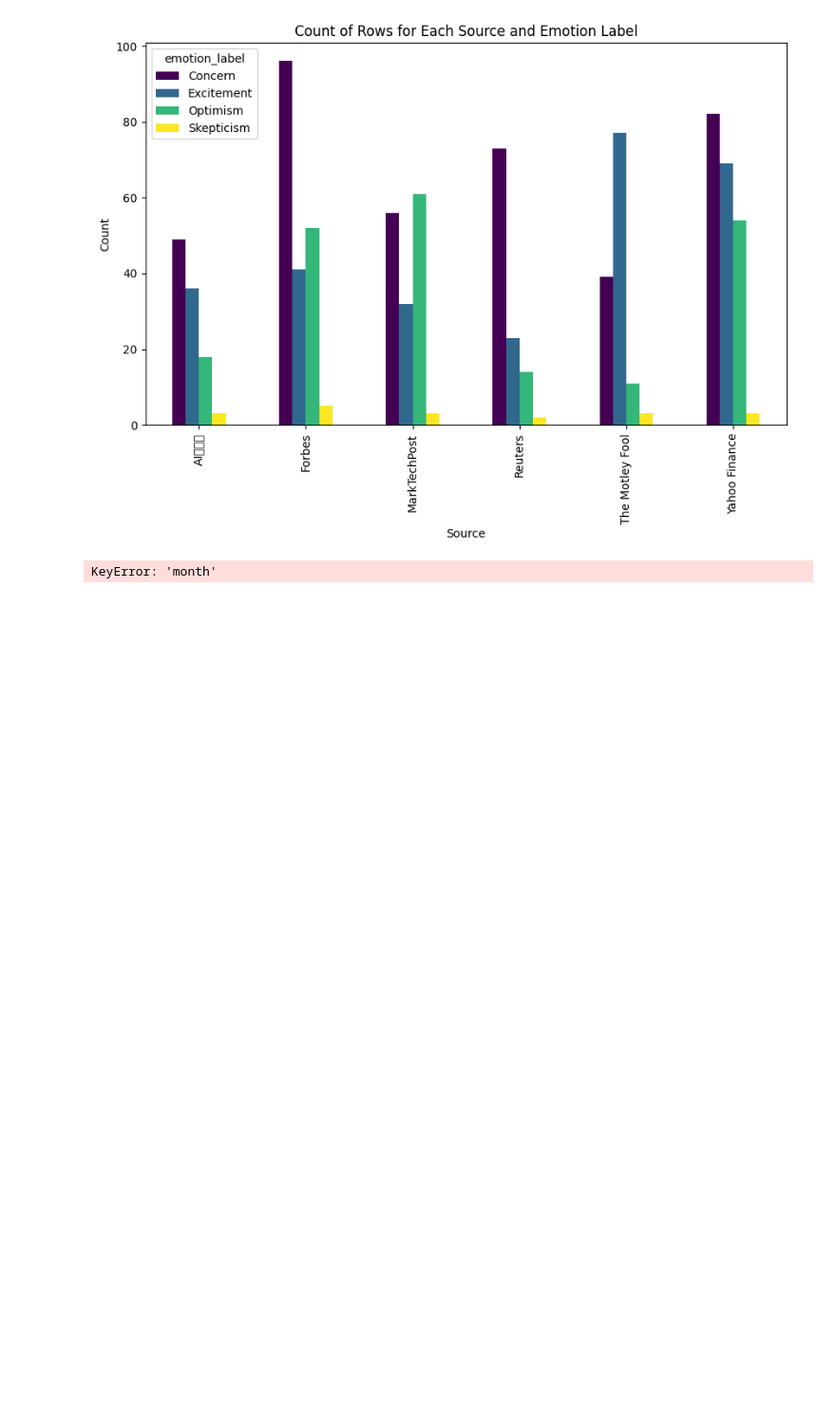
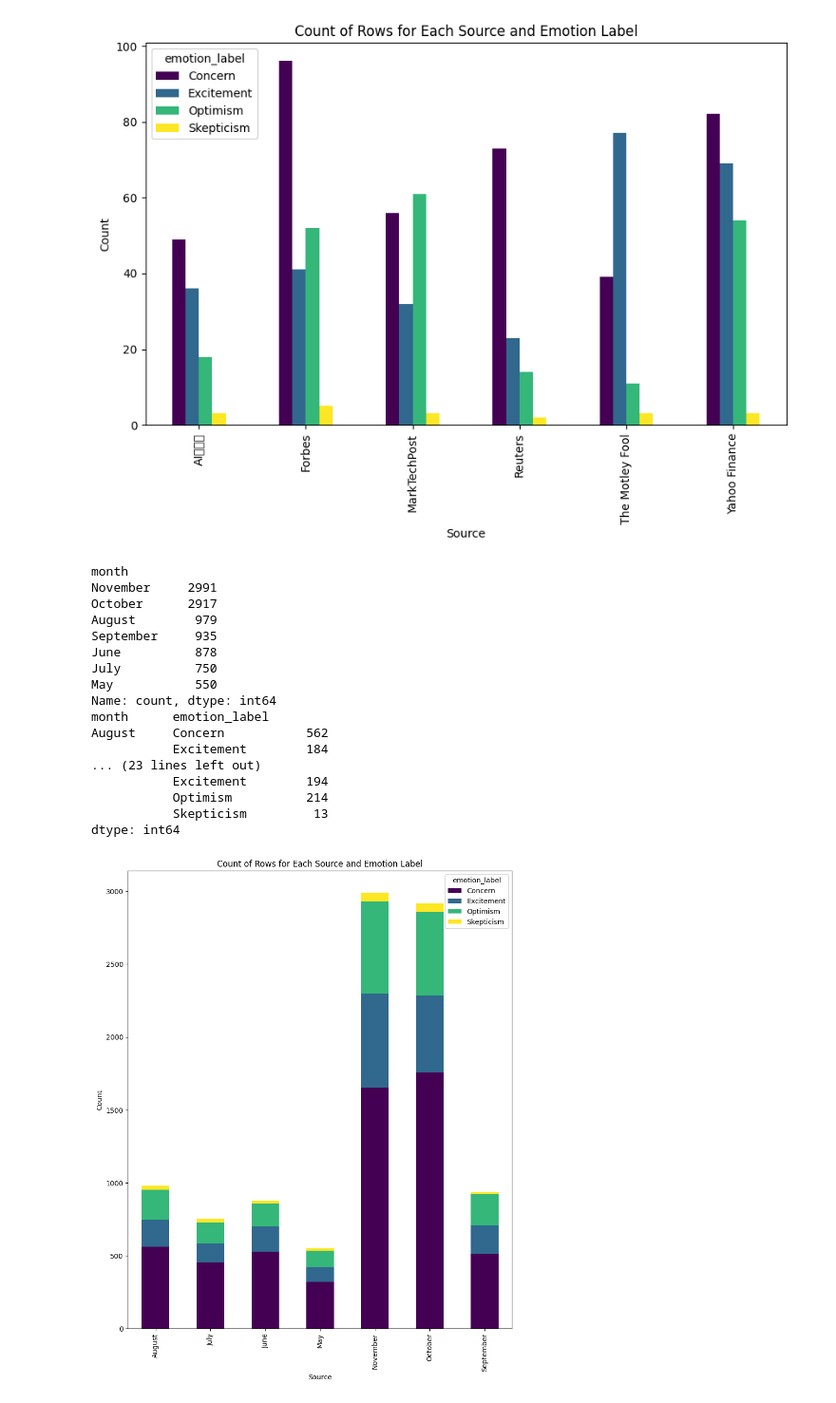
Before and after one commit to ArjunRajpal123/datathon-breaking-bad-data, a Jupyter notebook: emotion_visualizations.ipynb, the cells around one changed output. Shown at 95% size. Cells and saved outputs as stored; diff of their text form; code cells hidden in the pictures; blank space fills up the shorter version.

```diff
--- a/emotion_visualizations.ipynb
+++ b/emotion_visualizations.ipynb
@@ -55,16 +47,33 @@ source            emotion_label
 Length: 4555, dtype: int64
 [figure]
 # %%
-import calendar
-
 # Map 'month' to string name for month
+df['month'] = df['month'].apply(lambda x: calendar.month_name[x])
 grouped_values = df.groupby(['month', 'emotion_label']).size()
+print(df['month'].value_counts())
 print(grouped_values)
 
 grouped_values.unstack().plot(kind='bar', stacked=True, colormap='viridis',figsize=(10, 12))
 plt.title('Count of Rows for Each Source and Emotion Label')
 plt.xlabel('Source')
 plt.ylabel('Count')
 plt.show()
 # %% [output]
-KeyError: 'month'
+month
+November     2991
+October      2917
+August        979
+September     935
+June          878
+July          750
+May           550
+Name: count, dtype: int64
+month      emotion_label
+August     Concern           562
+           Excitement        184
+... (23 lines left out)
+           Excitement        194
+           Optimism          214
+           Skepticism         13
+dtype: int64
+[figure, added]
```
Also changed, not shown: parts of 3 cells of this notebook.
